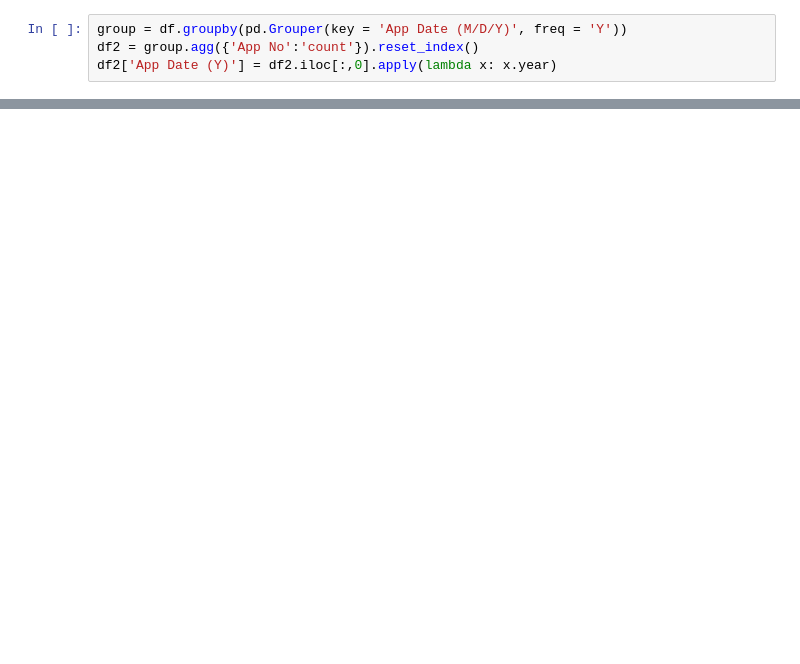
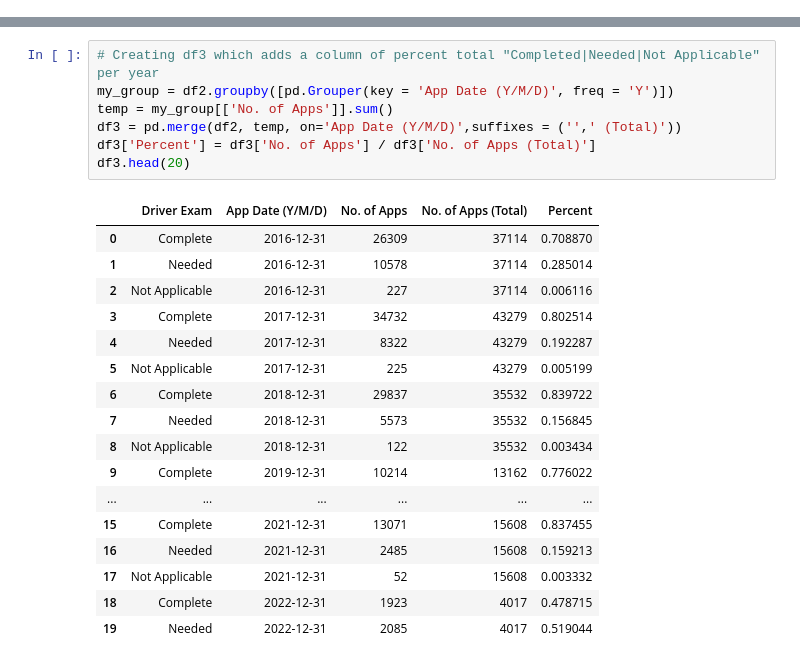
Before and after one commit to brian-calderon/Project_1, a Jupyter notebook: Test1.ipynb, the cells around one changed output, grey strips where cells are left out. Drawn from its saved outputs; the diff is of its cells as text; blank space fills up the shorter version.

```diff
--- a/Test1.ipynb
+++ b/Test1.ipynb
@@ -78,4 +182,0 @@ df3
-# %%
-group = df.groupby(pd.Grouper(key = 'App Date (M/D/Y)', freq = 'Y'))
-df2 = group.agg({'App No':'count'}).reset_index()
-df2['App Date (Y)'] = df2.iloc[:,0].apply(lambda x: x.year)
@@ -115,0 +183,25 @@ plotly.offline.iplot(fig1, show_link = False, image_width = 600, image_height =
+# %%
+# Creating df3 which adds a column of percent total "Completed|Needed|Not Applicable" per year
+my_group = df2.groupby([pd.Grouper(key = 'App Date (Y/M/D)', freq = 'Y')])
+temp = my_group[['No. of Apps']].sum()
+df3 = pd.merge(df2, temp, on='App Date (Y/M/D)',suffixes = ('',' (Total)'))
+df3['Percent'] = df3['No. of Apps'] / df3['No. of Apps (Total)']
+df3.head(20)
+# %% [output]
+|  | Driver Exam | App Date (Y/M/D) | No. of Apps | No. of Apps (Total) | Percent |
+| 0 | Complete | 2016-12-31 | 26309 | 37114 | 0.708870 |
+| 1 | Needed | 2016-12-31 | 10578 | 37114 | 0.285014 |
+| 2 | Not Applicable | 2016-12-31 | 227 | 37114 | 0.006116 |
+| 3 | Complete | 2017-12-31 | 34732 | 43279 | 0.802514 |
+| 4 | Needed | 2017-12-31 | 8322 | 43279 | 0.192287 |
+| 5 | Not Applicable | 2017-12-31 | 225 | 43279 | 0.005199 |
+| 6 | Complete | 2018-12-31 | 29837 | 35532 | 0.839722 |
+| 7 | Needed | 2018-12-31 | 5573 | 35532 | 0.156845 |
+| 8 | Not Applicable | 2018-12-31 | 122 | 35532 | 0.003434 |
+| 9 | Complete | 2019-12-31 | 10214 | 13162 | 0.776022 |
+| ... | ... | ... | ... | ... | ... |
+| 15 | Complete | 2021-12-31 | 13071 | 15608 | 0.837455 |
+| 16 | Needed | 2021-12-31 | 2485 | 15608 | 0.159213 |
+| 17 | Not Applicable | 2021-12-31 | 52 | 15608 | 0.003332 |
+| 18 | Complete | 2022-12-31 | 1923 | 4017 | 0.478715 |
+| 19 | Needed | 2022-12-31 | 2085 | 4017 | 0.519044 |
```
Also changed, not shown: parts of 16 cells of this notebook.
